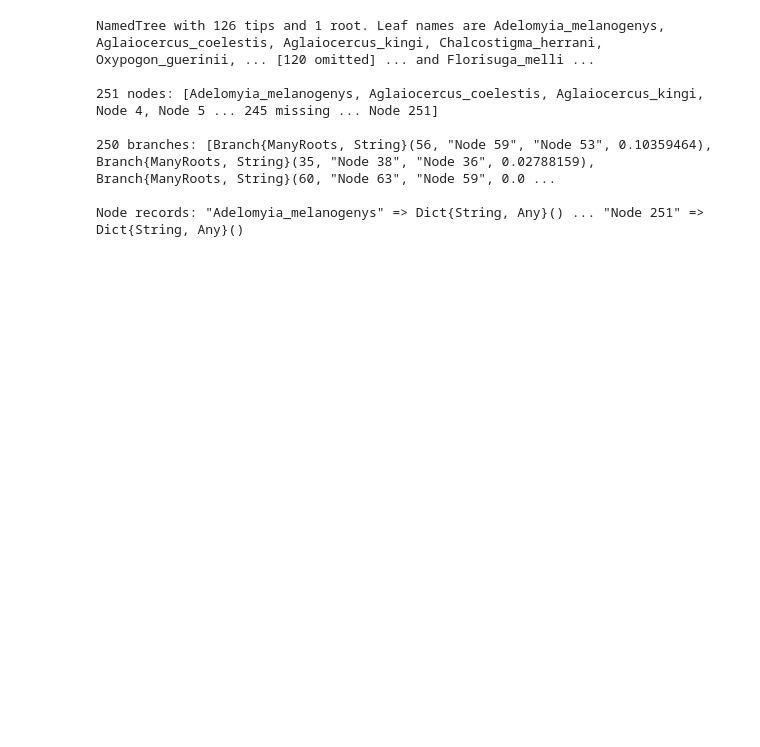
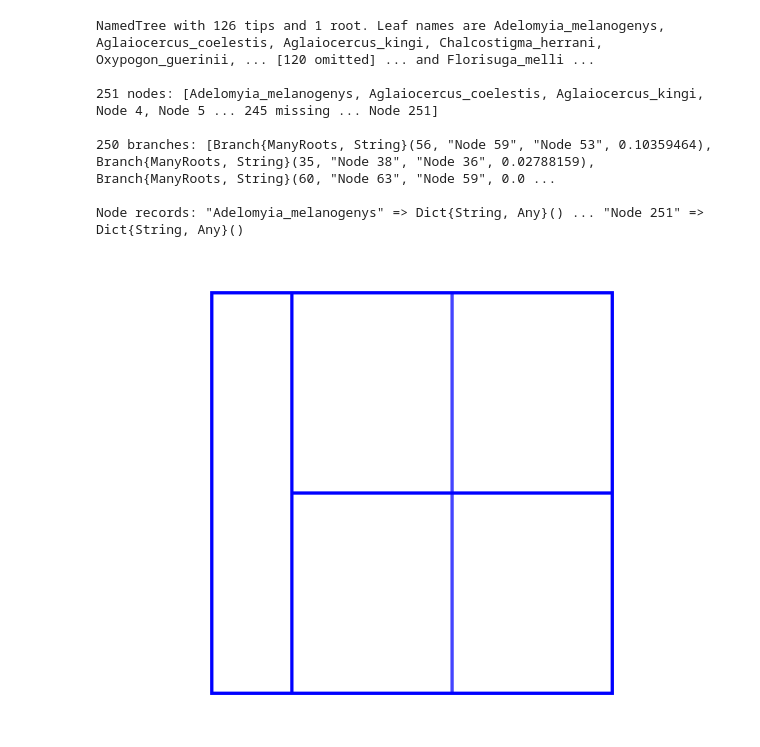
Before and after one commit to romanamo/PhyloPlot, a Jupyter notebook: demo/test.ipynb, the cells around one changed output. Saved outputs shown, nothing was run; the diff lists cells and outputs as text; code cells hidden in the pictures; blank space fills up the shorter version.

```diff
--- a/demo/test.ipynb
+++ b/demo/test.ipynb
@@ -15,9 +15,14 @@ NamedTree with 126 tips and 1 root. Leaf names are Adelomyia_melanogenys, Aglaio
 
 Node records: "Adelomyia_melanogenys" => Dict{String, Any}() ... "Node 251" => Dict{String, Any}()
 # %%
-# f = Figure()
-# ax = Axis(f[1,1])
-# drawslicedicetreemap(simple)
+f = Figure()
+ax = Axis(f[1,1])
+ax.aspect = 1
+hidedecorations!(ax)
+hidespines!(ax)
+drawslicedicetreemap(simple)
 
-# current_figure()
+current_figure()
+# %% [output]
+[figure, added]
 # %%
```
Also changed, not shown: parts of 6 cells of this notebook, 8 other files.
